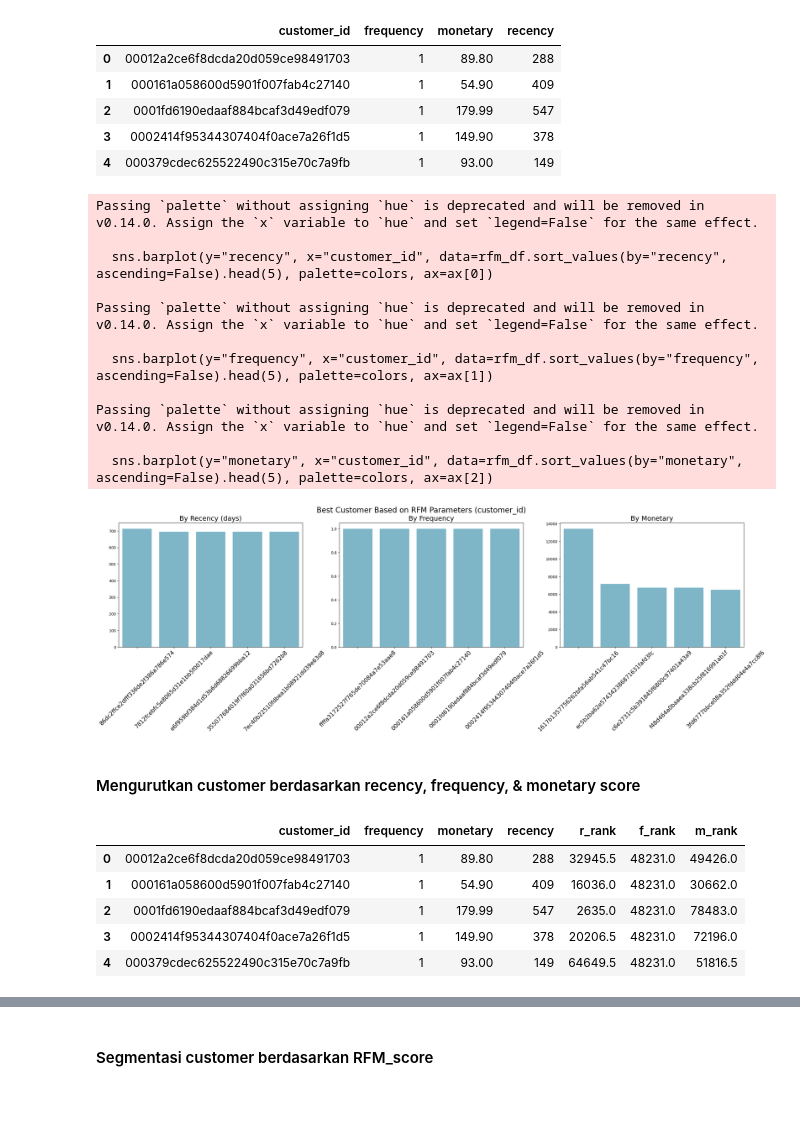
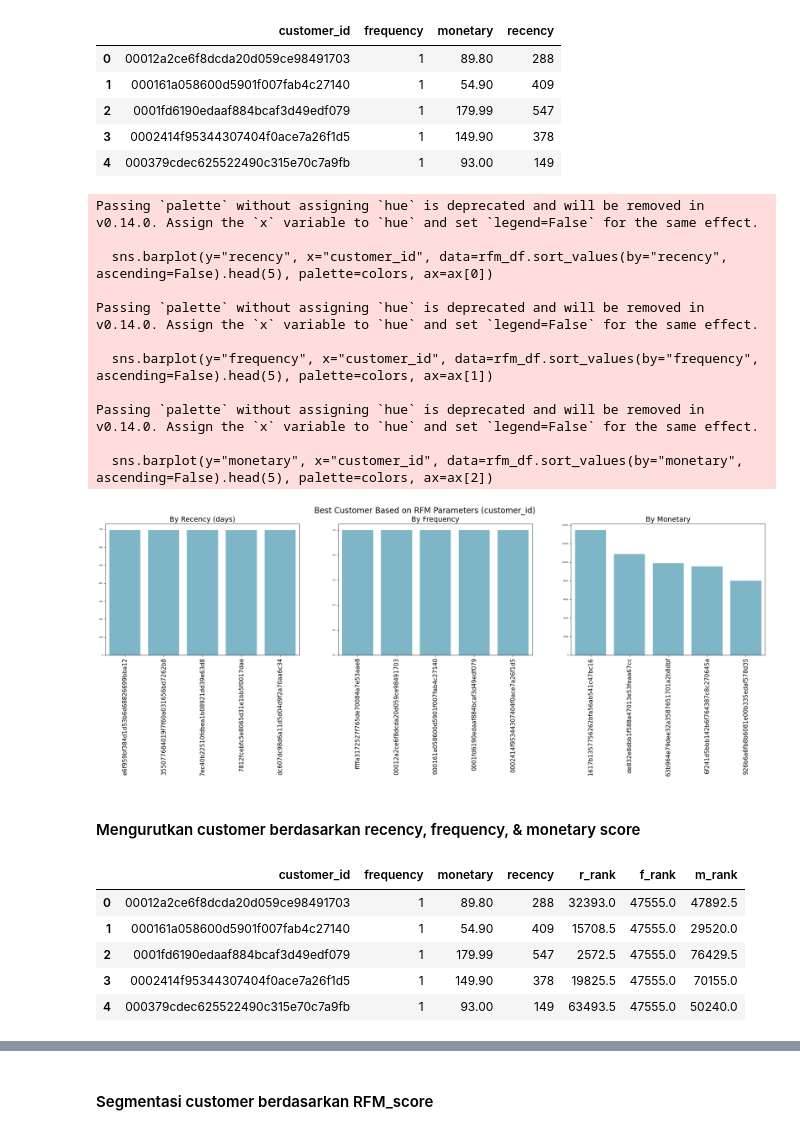
Before and after one commit to RiyZ411/Proyek-Analisis-Data-LaskarAI, a Jupyter notebook: notebook.ipynb, the cells around one changed output, grey strips where cells are left out. Cells and saved outputs as stored; diff of their text form; code cells hidden in the pictures; blank space fills up the shorter version.

```diff
--- a/notebook.ipynb
+++ b/notebook.ipynb
@@ -563,0 +393,8 @@ memory usage: 6.6+ MB
+# %%
+df_all= pd.merge(left=df_orders_dataset, right=df_customers_dataset, on="customer_id")
+df_all = pd.merge(left=df_all, right=df_order_items_dataset, on="order_id")
+df_all = pd.merge(left=df_all, right=df_order_payments_dataset, how="inner", on="order_id")
+df_all = pd.merge(left=df_all, right=df_products_dataset, on="product_id")
+df_all = pd.merge(left=df_all, right=df_sellers_dataset, on="seller_id")
+df_all = pd.merge(left=df_all, right=df_product_category_name_translation, on="product_category_name")
+df_all
@@ -1060,7 +1170,7 @@ Passing `palette` without assigning `hue` is deprecated and will be removed in v
 # %% [markdown]
 ### RMF
 # %%
-rfm_df = df_merged_selling.groupby(by="customer_id", as_index=False).agg({
+rfm_df = df_all.groupby(by="customer_id", as_index=False).agg({
     "order_purchase_timestamp": "max", #mengambil tanggal order terakhir
     "order_id": "nunique",
     "price": "sum"
@@ -1079,7 +1189,7 @@ rfm_df.head()
 # %%
 # menghitung kapan terakhir pelanggan melakukan transaksi (hari)
 rfm_df["max_order_timestamp"] = rfm_df["max_order_timestamp"].dt.date
-recent_date = df_merged_selling["order_purchase_timestamp"].dt.date.max()
+recent_date = df_all["order_purchase_timestamp"].dt.date.max()
 rfm_df["recency"] = rfm_df["max_order_timestamp"].apply(lambda x: (recent_date - x).days)
 rfm_df.head()
 # %% [output]
@@ -1106,37 +1216,37 @@ colors = ["#72BCD4", "#72BCD4", "#72BCD4", "#72BCD4", "#72BCD4"]
 
 sns.barplot(y="recency", x="customer_id", data=rfm_df.sort_values(by="recency", ascending=False).head(5), palette=colors, ax=ax[0])
 ax[0].set_ylabel(None)
 ax[0].set_xlabel(None)
 ax[0].set_title("By Recency (days)", loc="center", fontsize=18)
-ax[0].tick_params(axis ='x', labelsize=15, rotation=45)
+ax[0].tick_params(axis ='x', labelsize=15, rotation=90)
 
 sns.barplot(y="frequency", x="customer_id", data=rfm_df.sort_values(by="frequency", ascending=False).head(5), palette=colors, ax=ax[1])
 ax[1].set_ylabel(None)
 ax[1].set_xlabel(None)
 ax[1].set_title("By Frequency", loc="center", fontsize=18)
-ax[1].tick_params(axis ='x', labelsize=15, rotation=45)
+ax[1].tick_params(axis ='x', labelsize=15, rotation=90)
 
 sns.barplot(y="monetary", x="customer_id", data=rfm_df.sort_values(by="monetary", ascending=False).head(5), palette=colors, ax=ax[2])
 ax[2].set_ylabel(None)
 ax[2].set_xlabel(None)
 ax[2].set_title("By Monetary", loc="center", fontsize=18)
-ax[2].tick_params(axis ='x', labelsize=15, rotation=45)
+ax[2].tick_params(axis ='x', labelsize=15, rotation=90)
 
 plt.suptitle("Best Customer Based on RFM Parameters (customer_id)", fontsize=20)
 plt.show()
 # %% [output]
 Passing `palette` without assigning `hue` is deprecated and will be removed in v0.14.0. Assign the `x` variable to `hue` and set `legend=False` for the same effect.
 
   sns.barplot(y="recency", x="customer_id", data=rfm_df.sort_values(by="recency", ascending=False).head(5), palette=colors, ax=ax[0])
 
 Passing `palette` without assigning `hue` is deprecated and will be removed in v0.14.0. Assign the `x` variable to `hue` and set `legend=False` for the same effect.
 
   sns.barplot(y="frequency", x="customer_id", data=rfm_df.sort_values(by="frequency", ascending=False).head(5), palette=colors, ax=ax[1])
 
 Passing `palette` without assigning `hue` is deprecated and will be removed in v0.14.0. Assign the `x` variable to `hue` and set `legend=False` for the same effect.
 
   sns.barplot(y="monetary", x="customer_id", data=rfm_df.sort_values(by="monetary", ascending=False).head(5), palette=colors, ax=ax[2])
-[figure, old version]
+[figure, new version]
 # %% [markdown]
 #### Mengurutkan customer berdasarkan recency, frequency, & monetary score
 # %%
@@ -1147,11 +1257,11 @@ rfm_df['m_rank'] = rfm_df['monetary'].rank(ascending=True)
 rfm_df.head()
 # %% [output]
 |  | customer_id | frequency | monetary | recency | r_rank | f_rank | m_rank |
-| 0 | 00012a2ce6f8dcda20d059ce98491703 | 1 | 89.80 | 288 | 32945.5 | 48231.0 | 49426.0 |
-| 1 | 000161a058600d5901f007fab4c27140 | 1 | 54.90 | 409 | 16036.0 | 48231.0 | 30662.0 |
-| 2 | 0001fd6190edaaf884bcaf3d49edf079 | 1 | 179.99 | 547 | 2635.0 | 48231.0 | 78483.0 |
-| 3 | 0002414f95344307404f0ace7a26f1d5 | 1 | 149.90 | 378 | 20206.5 | 48231.0 | 72196.0 |
-| 4 | 000379cdec625522490c315e70c7a9fb | 1 | 93.00 | 149 | 64649.5 | 48231.0 | 51816.5 |
+| 0 | 00012a2ce6f8dcda20d059ce98491703 | 1 | 89.80 | 288 | 32393.0 | 47555.0 | 47892.5 |
+| 1 | 000161a058600d5901f007fab4c27140 | 1 | 54.90 | 409 | 15708.5 | 47555.0 | 29520.0 |
+| 2 | 0001fd6190edaaf884bcaf3d49edf079 | 1 | 179.99 | 547 | 2572.5 | 47555.0 | 76429.5 |
+| 3 | 0002414f95344307404f0ace7a26f1d5 | 1 | 149.90 | 378 | 19825.5 | 47555.0 | 70155.0 |
+| 4 | 000379cdec625522490c315e70c7a9fb | 1 | 93.00 | 149 | 63493.5 | 47555.0 | 50240.0 |
 # %%
 # normalizing the rank of the customers
 rfm_df['r_rank_norm'] = (rfm_df['r_rank']/rfm_df['r_rank'].max())*100
```
Also changed, not shown: parts of 90 cells of this notebook, 2 other files.
